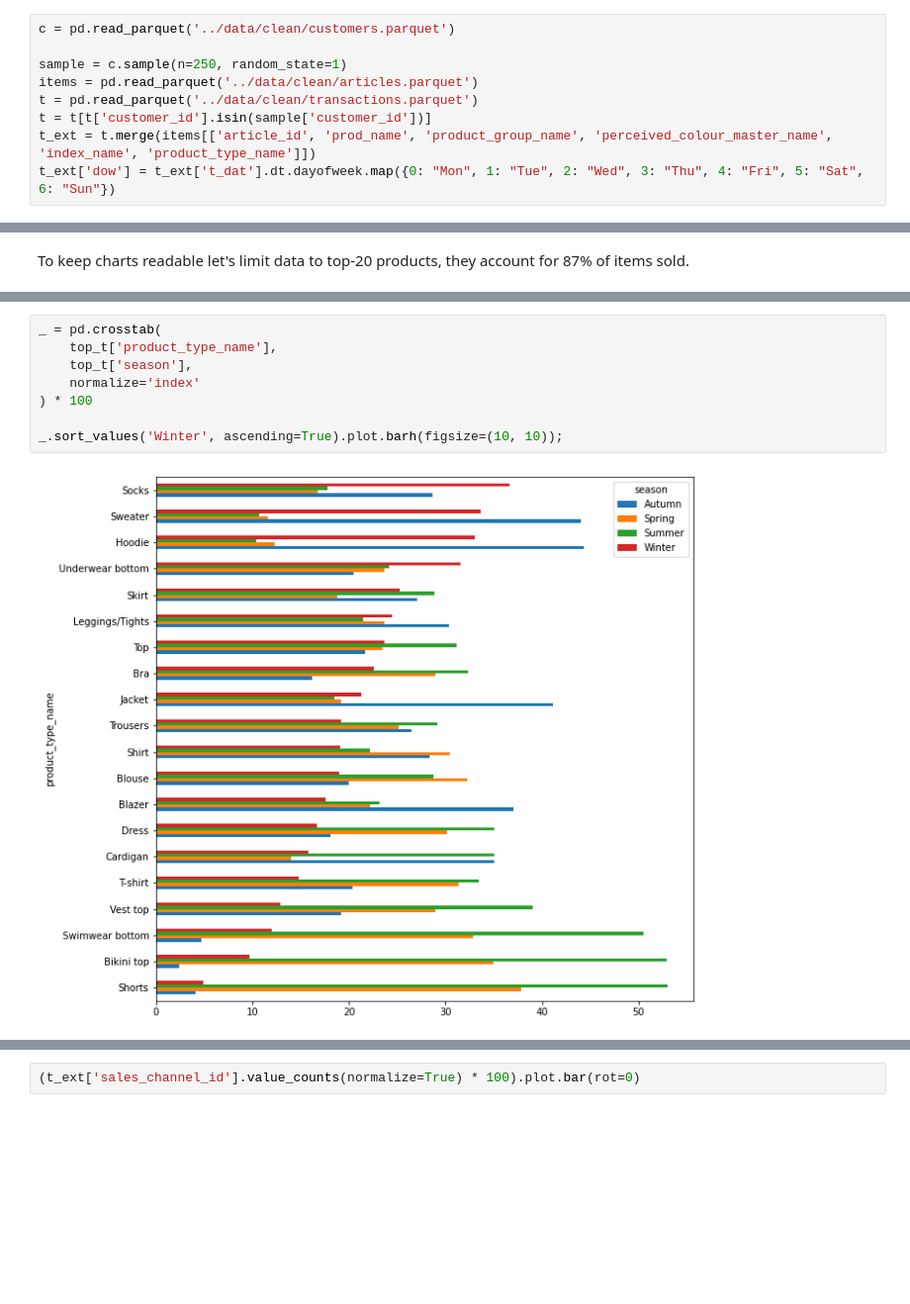
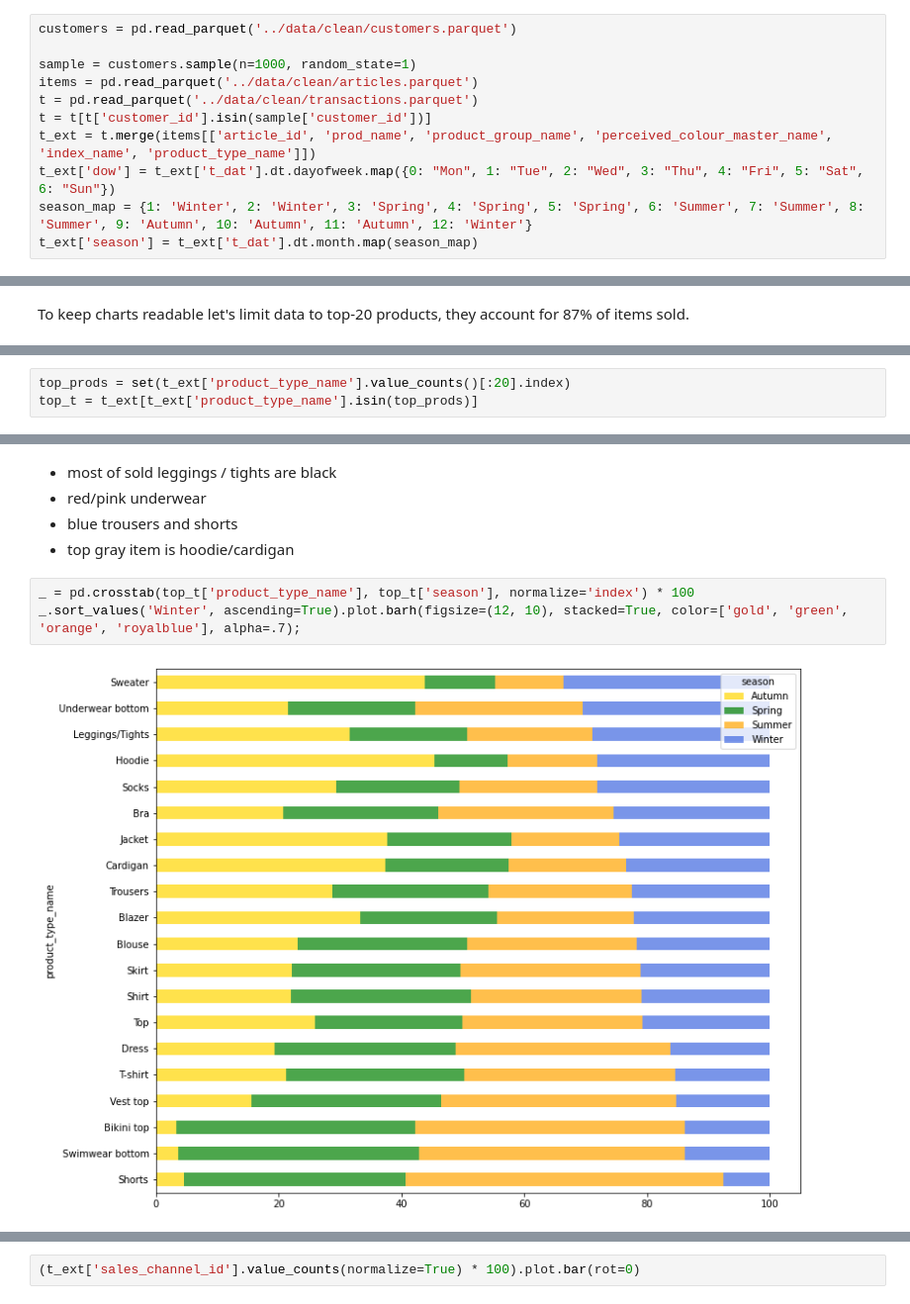
Before and after one commit to stameser/kaggle-hm, a Jupyter notebook: notebooks/transaction_exploration.ipynb, the cells around one changed output, grey strips where cells are left out. Shown at 99% size. Cells and saved outputs as stored; diff of their text form; blank space fills up the shorter version.

```diff
--- a/notebooks/transaction_exploration.ipynb
+++ b/notebooks/transaction_exploration.ipynb
@@ -6,14 +8,16 @@ from kaggle_hm.utils import init_nb
 
 init_nb()
 # %%
-c = pd.read_parquet('../data/clean/customers.parquet')
+customers = pd.read_parquet('../data/clean/customers.parquet')
 
-sample = c.sample(n=250, random_state=1)
+sample = customers.sample(n=1000, random_state=1)
 items = pd.read_parquet('../data/clean/articles.parquet')
 t = pd.read_parquet('../data/clean/transactions.parquet')
 t = t[t['customer_id'].isin(sample['customer_id'])]
 t_ext = t.merge(items[['article_id', 'prod_name', 'product_group_name', 'perceived_colour_master_name', 'index_name', 'product_type_name']])
 t_ext['dow'] = t_ext['t_dat'].dt.dayofweek.map({0: "Mon", 1: "Tue", 2: "Wed", 3: "Thu", 4: "Fri", 5: "Sat", 6: "Sun"})
+season_map = {1: 'Winter', 2: 'Winter', 3: 'Spring', 4: 'Spring', 5: 'Spring', 6: 'Summer', 7: 'Summer', 8: 'Summer', 9: 'Autumn', 10: 'Autumn', 11: 'Autumn', 12: 'Winter'}
+t_ext['season'] = t_ext['t_dat'].dt.month.map(season_map)
 # %%
 customer = sample.iloc[3]['customer_id']
 
@@ -60,0 +76,3 @@ top_t = t_ext[t_ext['product_type_name'].isin(top_prods)]
+# %%
+top_prods = set(t_ext['product_type_name'].value_counts()[:20].index)
+top_t = t_ext[t_ext['product_type_name'].isin(top_prods)]
@@ -142,10 +166,10 @@ for i, color in enumerate(top_colors):
+# %% [markdown]
+- most of sold leggings / tights are black
+- red/pink underwear
+- blue trousers and shorts
+- top gray item is hoodie/cardigan
 # %%
-_ = pd.crosstab(
-    top_t['product_type_name'],
-    top_t['season'],
-    normalize='index'
-) * 100
-
-_.sort_values('Winter', ascending=True).plot.barh(figsize=(10, 10));
+_ = pd.crosstab(top_t['product_type_name'], top_t['season'], normalize='index') * 100
+_.sort_values('Winter', ascending=True).plot.barh(figsize=(12, 10), stacked=True, color=['gold', 'green', 'orange', 'royalblue'], alpha=.7);
 # %% [output]
-[figure, old version]
+[figure, new version]
```
Also changed, not shown: parts of 29 cells of this notebook.
